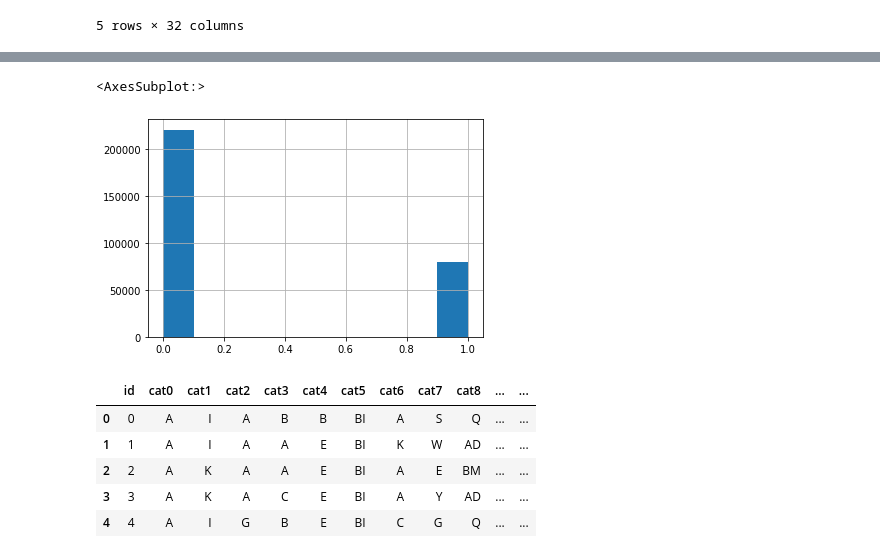
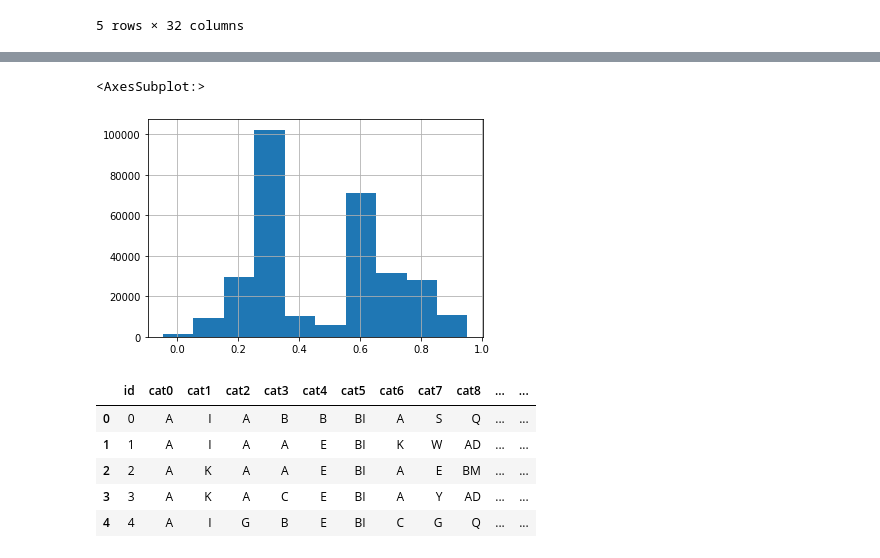
Before and after one commit to mathmastin/kaggle_march_2021, a Jupyter notebook: mmastin_scratch.ipynb, the cells around one changed output, grey strips where cells are left out. Drawn from its saved outputs; the diff is of its cells as text; code cells hidden in the pictures.

```diff
--- a/mmastin_scratch.ipynb
+++ b/mmastin_scratch.ipynb
@@ -36,10 +37,10 @@ raw_train_data.describe()
 | 75% | 375246.250000 | 0.637657 | 0.693992 | 0.704625 | 0.644950 | 0.725779 | 0.735225 | 0.608537 | 0.642023 | 0.612725 | 0.586793 | ... |
 | max | 499999.000000 | 1.004559 | 1.009958 | 1.016600 | 0.952187 | 0.858578 | 0.853022 | 0.966553 | 1.035818 | 1.055885 | 1.005652 | ... |
 # %%
-raw_train_data['target'].hist()
+raw_train_data['cont3'].hist()
 # %% [output]
 <AxesSubplot:>
-[figure, old version]
+[figure, new version]
 # %%
 train_data = raw_train_data.drop('target', axis=1)
 train_data.head()
```
Also changed, not shown: parts of 11 cells of this notebook, 1 other file.
